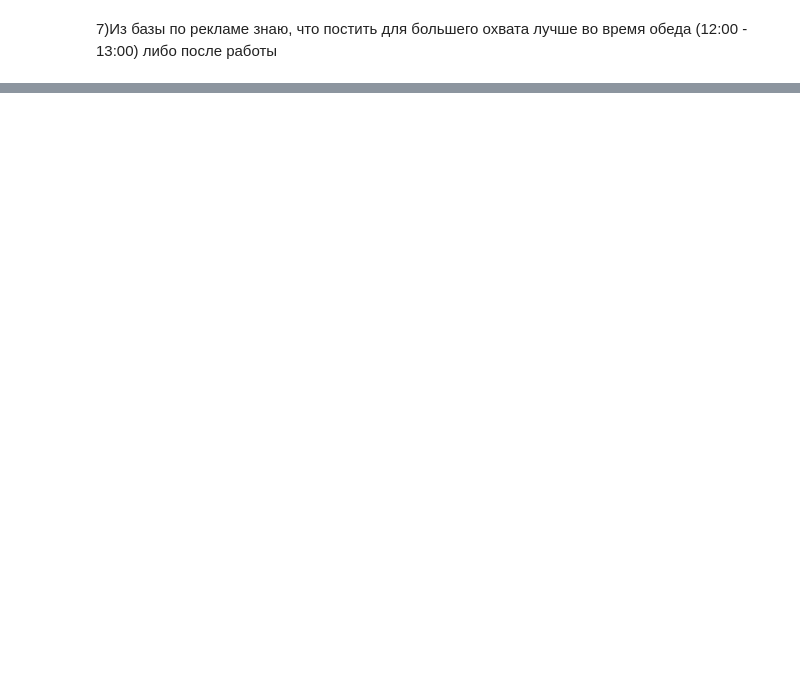
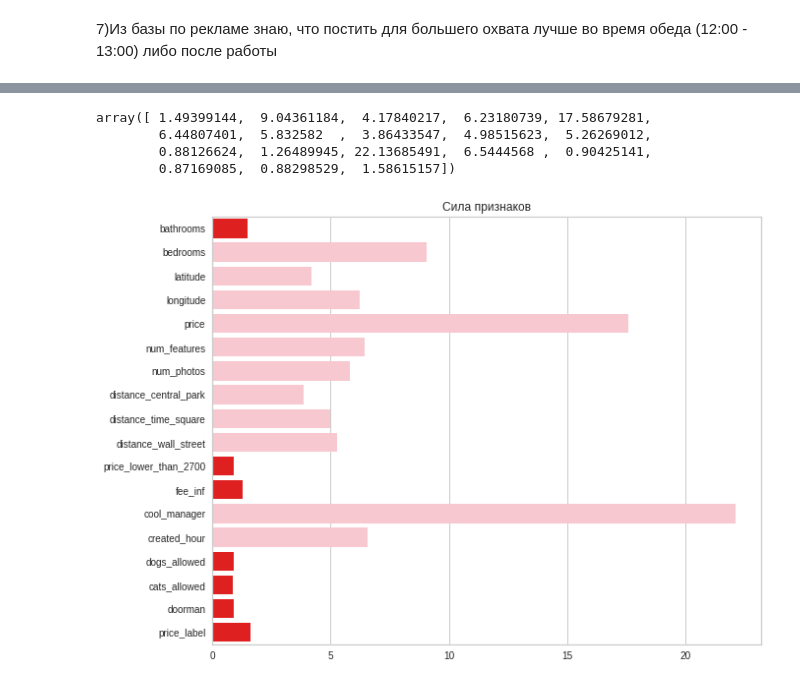
Before and after one commit to Triwka/ml_homework, a Jupyter notebook: kaggle_comp.ipynb, the cells around one changed output, grey strips where cells are left out. Saved outputs shown, nothing was run; the diff lists cells and outputs as text; code cells hidden in the pictures; blank space fills up the shorter version.

```diff
--- a/kaggle_comp.ipynb
+++ b/kaggle_comp.ipynb
@@ -394,0 +291,3 @@ rf.fit(train[features], train[target])
+# %%
+features = ['bathrooms', 'bedrooms', 'latitude', 'longitude', 'price', 'num_features', 'num_photos', 'distance_central_park', 'distance_time_square', 'distance_wall_street', 'price_lower_than_2700', 'fee_inf', 'cool_manager', 'created_hour', 'dogs_allowed', 'cats_allowed', 'doorman', 'price_label']
+target = ['interest_level']
@@ -394,0 +367,3 @@ rf.fit(train[features], train[target])
+# %%
+target = ['interest_level']
+features_clean = ['bathrooms', 'bedrooms', 'price', 'num_features', 'num_photos', 'distance_central_park', 'price_lower_than_2700', 'fee_inf', 'cool_manager', 'created_hour', 'dogs_allowed', 'doorman', 'price_label']
@@ -394,0 +408,6 @@ rf.fit(train[features], train[target])
+# %%
+X = train[features]
+y = train[target]
+# %%
+clf = CatBoostClassifier(random_seed = SEED)
+clf = clf.fit(X, y)
@@ -394,0 +432,16 @@ rf.fit(train[features], train[target])
+# %%
+clf.feature_importances_
+# %% [output]
+array([ 1.49399144,  9.04361184,  4.17840217,  6.23180739, 17.58679281,
+        6.44807401,  5.832582  ,  3.86433547,  4.98515623,  5.26269012,
+        0.88126624,  1.26489945, 22.13685491,  6.5444568 ,  0.90425141,
+        0.87169085,  0.88298529,  1.58615157])
+# %%
+values = clf.feature_importances_
+idx = features
+plt.figure(figsize=(10,8))
+clrs = ['pink' if x > 3 else 'red' for x in values ]
+sns.barplot(y=idx,x=values,palette=clrs).set(title='Сила признаков')
+plt.show()
+# %% [output]
+[figure, added]
```
Also changed, not shown: parts of 71 cells of this notebook.
